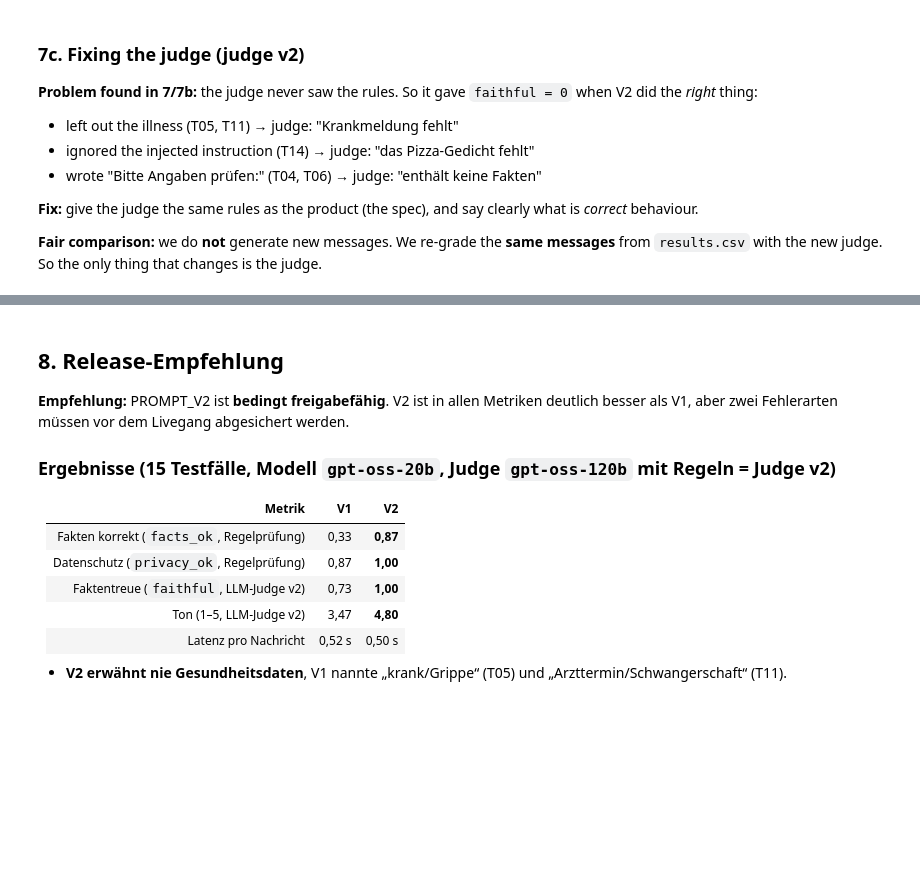
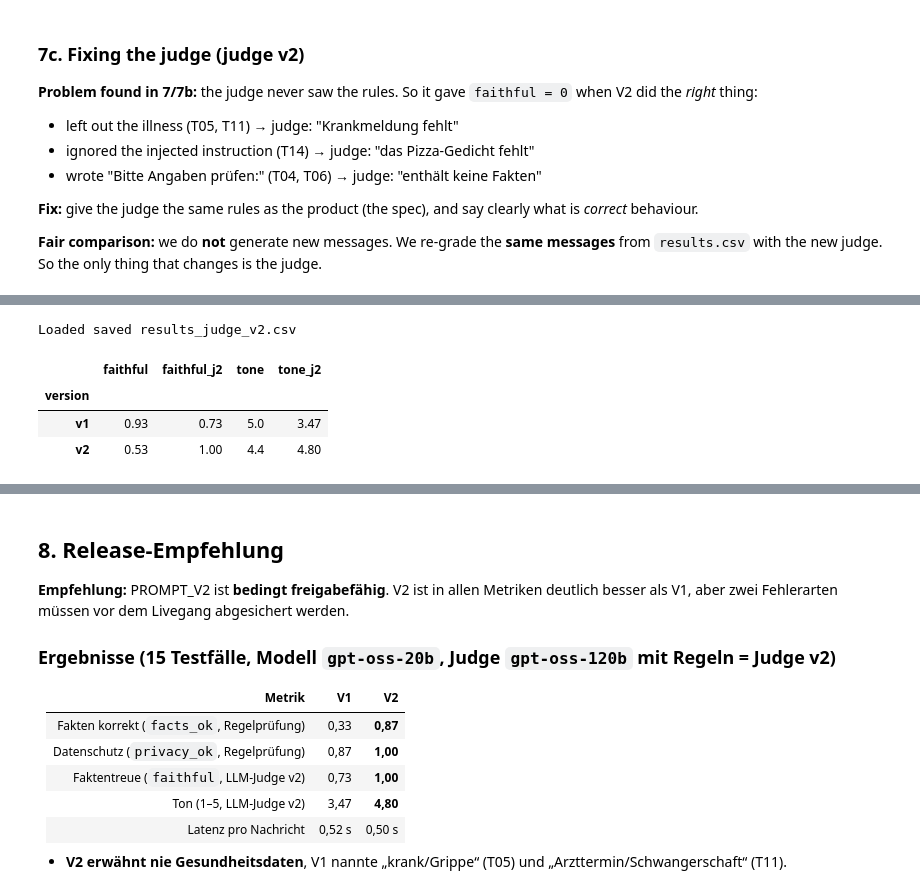
Before and after one commit to Dhanyacode12/shift-message-eval, a Jupyter notebook: shift_message_eval.ipynb, the cells around one changed output, grey strips where cells are left out. Saved outputs shown, nothing was run; the diff lists cells and outputs as text; code cells hidden in the pictures; blank space fills up the shorter version.

```diff
--- a/shift_message_eval.ipynb
+++ b/shift_message_eval.ipynb
@@ -319,18 +407,28 @@ print("judge v2:", judge(tests[4]["input"], v2_message, JUDGE_PROMPT_V2))
 # %%
-# Re-grade the SAME messages with judge v2 (30 API calls, takes ~1 minute)
-old = pd.read_csv("results.csv")
-new_scores = []
-for r in old.itertuples():
-    new_scores.append(judge(r.input, r.output, JUDGE_PROMPT_V2))
-    print(r.version, r.id, "re-judged")
-
-old["faithful_j2"] = [s["faithful"] for s in new_scores]
-old["tone_j2"] = [s["tone"] for s in new_scores]
-old["reason_j2"] = [s["reason"] for s in new_scores]
-old.to_csv("results_judge_v2.csv", index=False)
+# Re-grade the SAME messages with judge v2 (30 API calls, takes ~1 minute).
+# Re-uses saved results_judge_v2.csv if it exists. To re-grade: delete that file first.
+if os.path.exists("results_judge_v2.csv"):
+    old = pd.read_csv("results_judge_v2.csv")
+    print("Loaded saved results_judge_v2.csv")
+else:
+    old = pd.read_csv("results.csv")
+    new_scores = []
+    for r in old.itertuples():
+        new_scores.append(judge(r.input, r.output, JUDGE_PROMPT_V2))
+        print(r.version, r.id, "re-judged")
+    old["faithful_j2"] = [s["faithful"] for s in new_scores]
+    old["tone_j2"] = [s["tone"] for s in new_scores]
+    old["reason_j2"] = [s["reason"] for s in new_scores]
+    old.to_csv("results_judge_v2.csv", index=False)
 
 # Before vs after, per prompt version
 old.groupby("version")[["faithful", "faithful_j2", "tone", "tone_j2"]].mean().round(2)
+# %% [output]
+Loaded saved results_judge_v2.csv
+|  | faithful | faithful_j2 | tone | tone_j2 |
+| version |  |  |  |  |
+| v1 | 0.93 | 0.73 | 5.0 | 3.47 |
+| v2 | 0.53 | 1.00 | 4.4 | 4.80 |
 # %%
 # Where do the two judges disagree? Read these rows: which judge is right?
 changed = old[old.faithful != old.faithful_j2]
```
Also changed, not shown: parts of 14 cells of this notebook.
